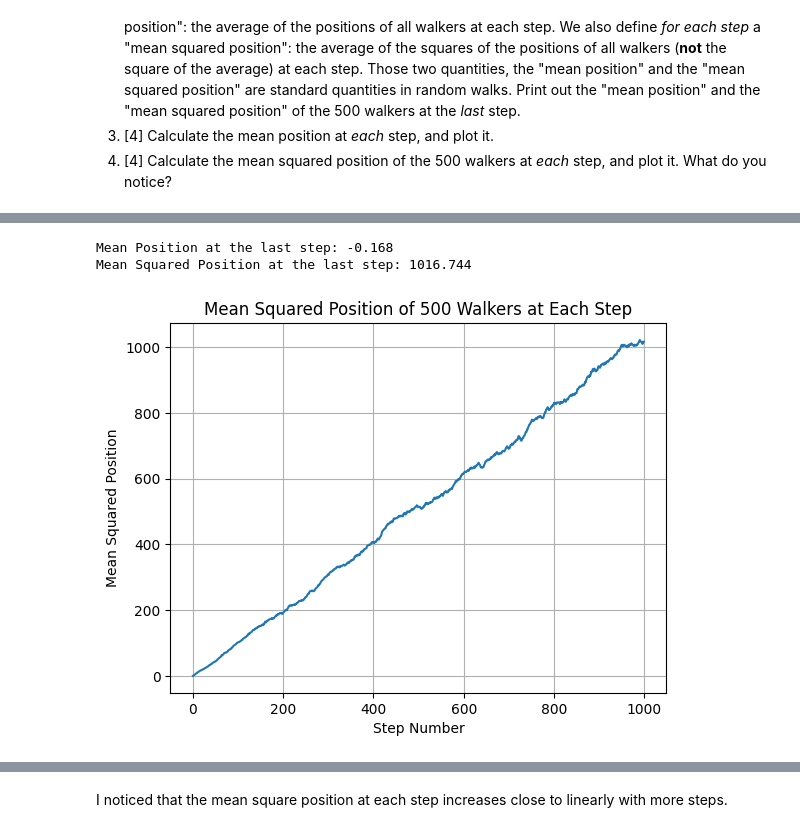
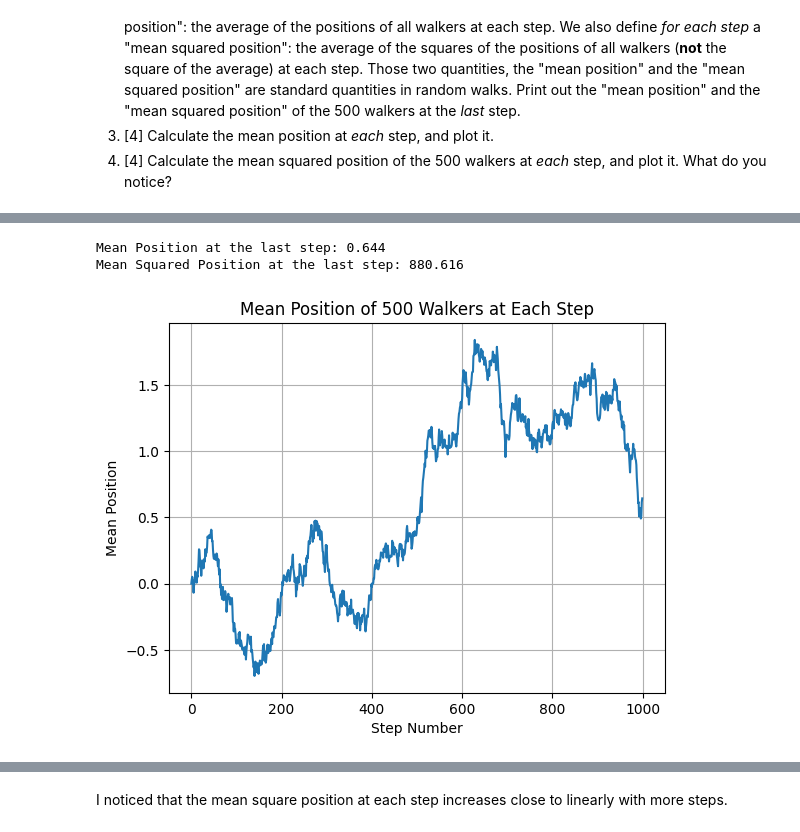
Before and after one commit to PX2145-2025/week-7-b-Zach-Bryant-2, a Jupyter notebook: Random_walk.ipynb, the cells around one changed output, grey strips where cells are left out. Saved outputs shown, nothing was run; the diff lists cells and outputs as text; code cells hidden in the pictures.

```diff
--- a/Random_walk.ipynb
+++ b/Random_walk.ipynb
@@ -138,39 +139,40 @@ plt.show()
 # %%
 '''
 2 part 2
 '''
 
 steps = 1000
 N = 500
 particles = np.zeros((steps, N), int)
 
 # Generate the random walks
 for i in range(N):
     particles[:, i] = walk(steps)
 
 # Calculate mean position at the last step
 mean_position_last_step = np.mean(particles[-1, :])
 
 # Calculate mean squared position at the last step
 mean_squared_position_last_step = np.mean(particles[-1, :]**2)
 
 
 print(f"Mean Position at the last step: {mean_position_last_step}")
 print(f"Mean Squared Position at the last step: {mean_squared_position_last_step}")
 
 mean_squared_position_each_step = np.mean(particles**2, axis=1) # Calculate the mean of squared positions across walkers for each step
+all_means=np.mean(particles, axis=1)
 
 plt.figure()
-plt.plot(mean_squared_position_each_step)
+plt.plot(all_means)
 plt.xlabel("Step Number")
-plt.ylabel("Mean Squared Position")
-plt.title("Mean Squared Position of 500 Walkers at Each Step")
+plt.ylabel("Mean Position")
+plt.title("Mean Position of 500 Walkers at Each Step")
 plt.grid(True)
 plt.show()
 # %% [output]
-Mean Position at the last step: -0.168
-Mean Squared Position at the last step: 1016.744
+Mean Position at the last step: 0.644
+Mean Squared Position at the last step: 880.616
-[figure, old version]
+[figure, new version]
 # %%
 '''
 Exercise 2, Part 3
```
Also changed, not shown: parts of 7 cells of this notebook.
